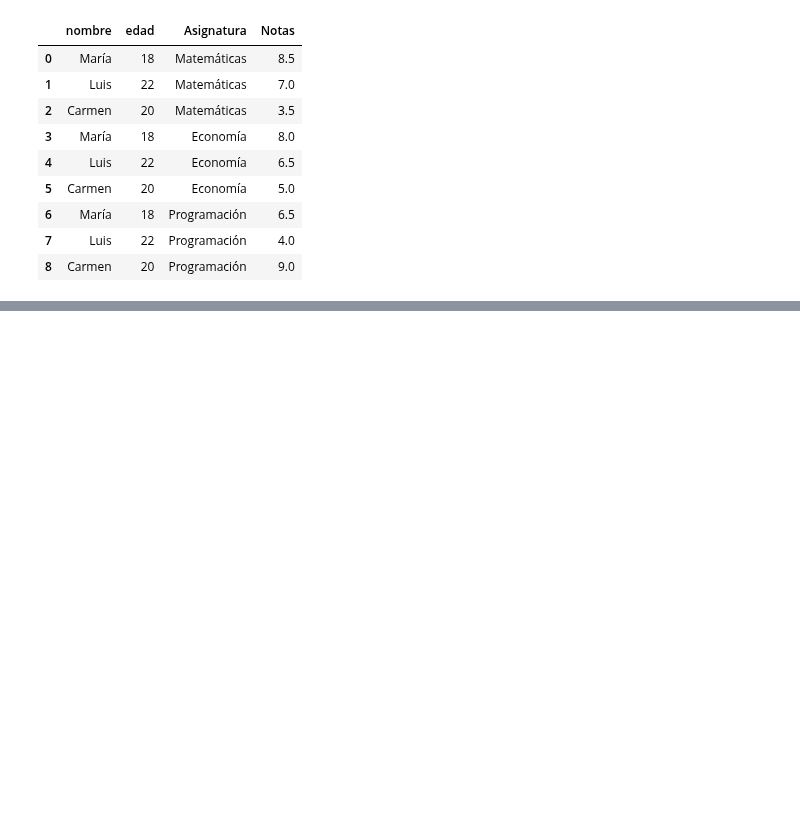
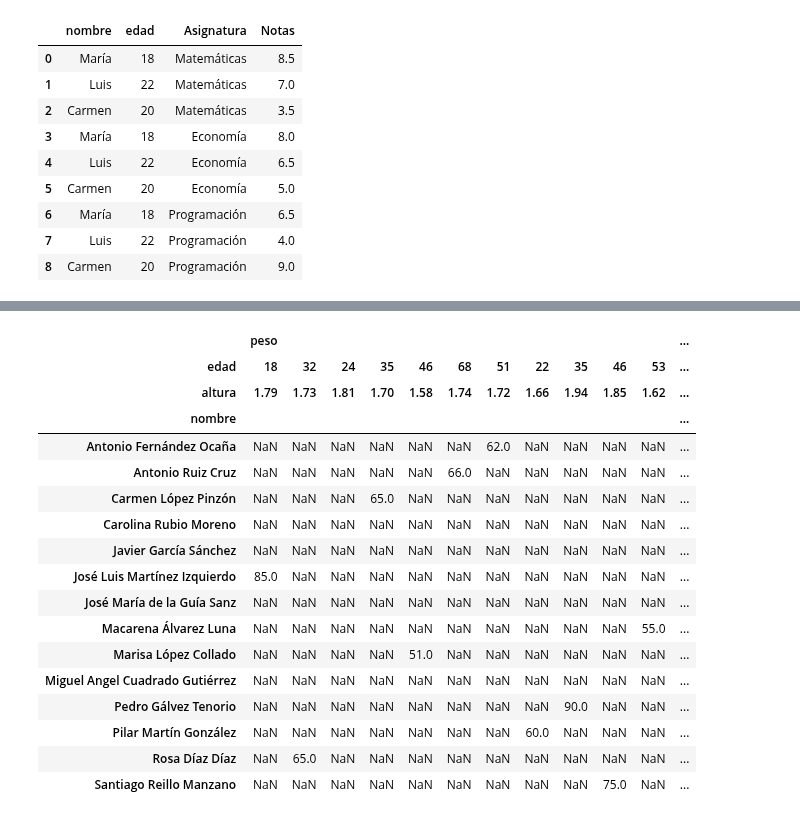
Before and after one commit to mtataytraining2/2_DataScience_Basics, a Jupyter notebook: Pandas/Pandas_dataframe_clase.ipynb, the cells around one changed output, grey strips where cells are left out. Saved outputs shown, nothing was run; the diff lists cells and outputs as text; code cells hidden in the pictures; blank space fills up the shorter version.

```diff
--- a/Pandas/Pandas_dataframe_clase.ipynb
+++ b/Pandas/Pandas_dataframe_clase.ipynb
@@ -1572,0 +1693,24 @@ df1   #completo
+# %%
+# para acceder a un valor concreto de este multiíndice
+pdf=dfcol.pivot(columns=['edad','altura'],index='nombre',values=['peso'])
+pdf  #ojo, hay que poner [] para que salga peso
+pdf
+# %% [output]
+|  | peso |  |  |  |  |  |  |  |  |  |  | ... |
+| edad | 18 | 32 | 24 | 35 | 46 | 68 | 51 | 22 | 35 | 46 | 53 | ... |
+| altura | 1.79 | 1.73 | 1.81 | 1.70 | 1.58 | 1.74 | 1.72 | 1.66 | 1.94 | 1.85 | 1.62 | ... |
+| nombre |  |  |  |  |  |  |  |  |  |  |  | ... |
+| Antonio Fernández Ocaña | NaN | NaN | NaN | NaN | NaN | NaN | 62.0 | NaN | NaN | NaN | NaN | ... |
+| Antonio Ruiz Cruz | NaN | NaN | NaN | NaN | NaN | 66.0 | NaN | NaN | NaN | NaN | NaN | ... |
+| Carmen López Pinzón | NaN | NaN | NaN | 65.0 | NaN | NaN | NaN | NaN | NaN | NaN | NaN | ... |
+| Carolina Rubio Moreno | NaN | NaN | NaN | NaN | NaN | NaN | NaN | NaN | NaN | NaN | NaN | ... |
+| Javier García Sánchez | NaN | NaN | NaN | NaN | NaN | NaN | NaN | NaN | NaN | NaN | NaN | ... |
+| José Luis Martínez Izquierdo | 85.0 | NaN | NaN | NaN | NaN | NaN | NaN | NaN | NaN | NaN | NaN | ... |
+| José María de la Guía Sanz | NaN | NaN | NaN | NaN | NaN | NaN | NaN | NaN | NaN | NaN | NaN | ... |
+| Macarena Álvarez Luna | NaN | NaN | NaN | NaN | NaN | NaN | NaN | NaN | NaN | NaN | 55.0 | ... |
+| Marisa López Collado | NaN | NaN | NaN | NaN | 51.0 | NaN | NaN | NaN | NaN | NaN | NaN | ... |
+| Miguel Angel Cuadrado Gutiérrez | NaN | NaN | NaN | NaN | NaN | NaN | NaN | NaN | NaN | NaN | NaN | ... |
+| Pedro Gálvez Tenorio | NaN | NaN | NaN | NaN | NaN | NaN | NaN | NaN | 90.0 | NaN | NaN | ... |
+| Pilar Martín González | NaN | NaN | NaN | NaN | NaN | NaN | NaN | 60.0 | NaN | NaN | NaN | ... |
+| Rosa Díaz Díaz | NaN | 65.0 | NaN | NaN | NaN | NaN | NaN | NaN | NaN | NaN | NaN | ... |
+| Santiago Reillo Manzano | NaN | NaN | NaN | NaN | NaN | NaN | NaN | NaN | NaN | 75.0 | NaN | ... |
```
Also changed, not shown: parts of 11 cells of this notebook.
